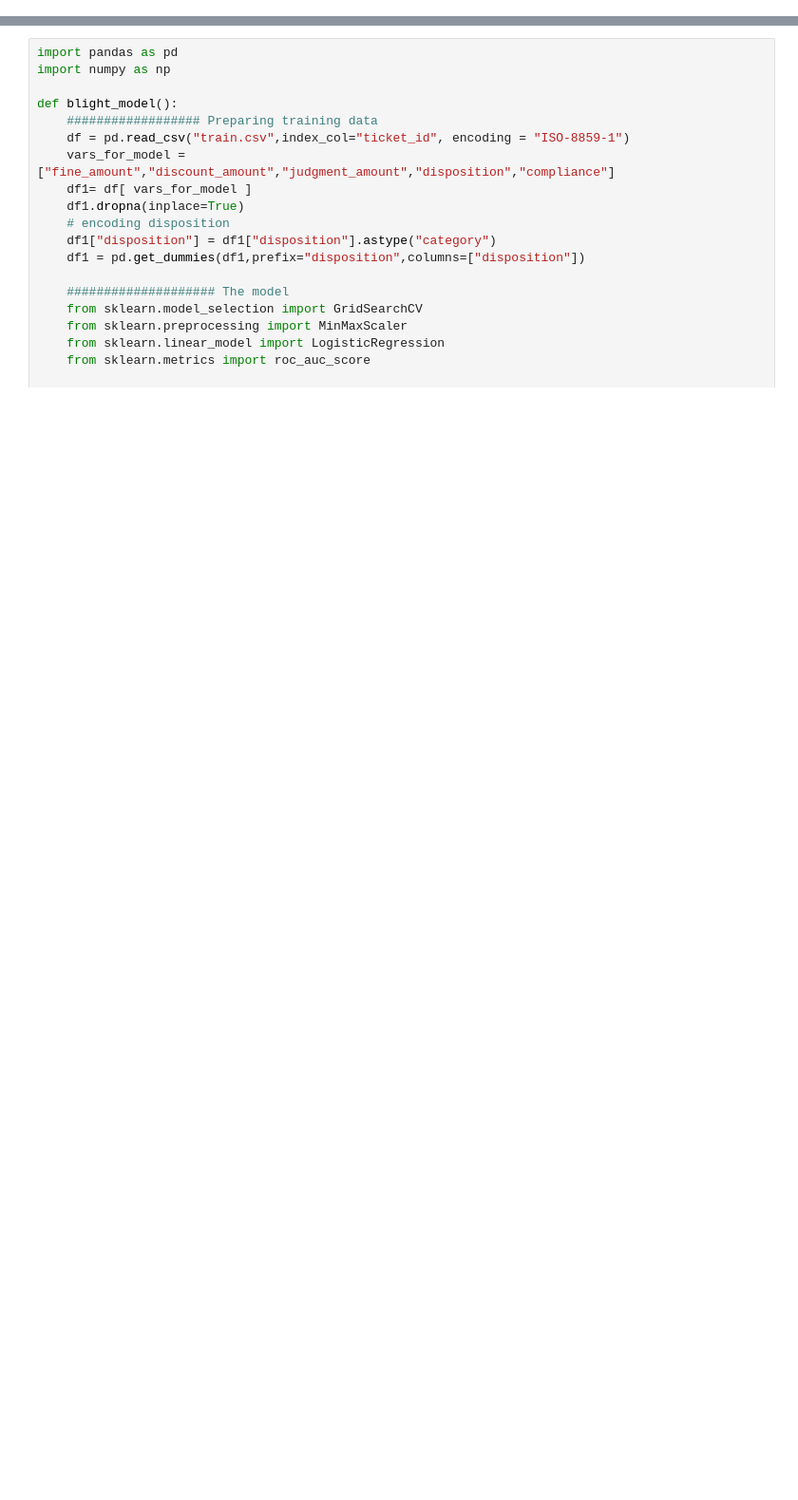
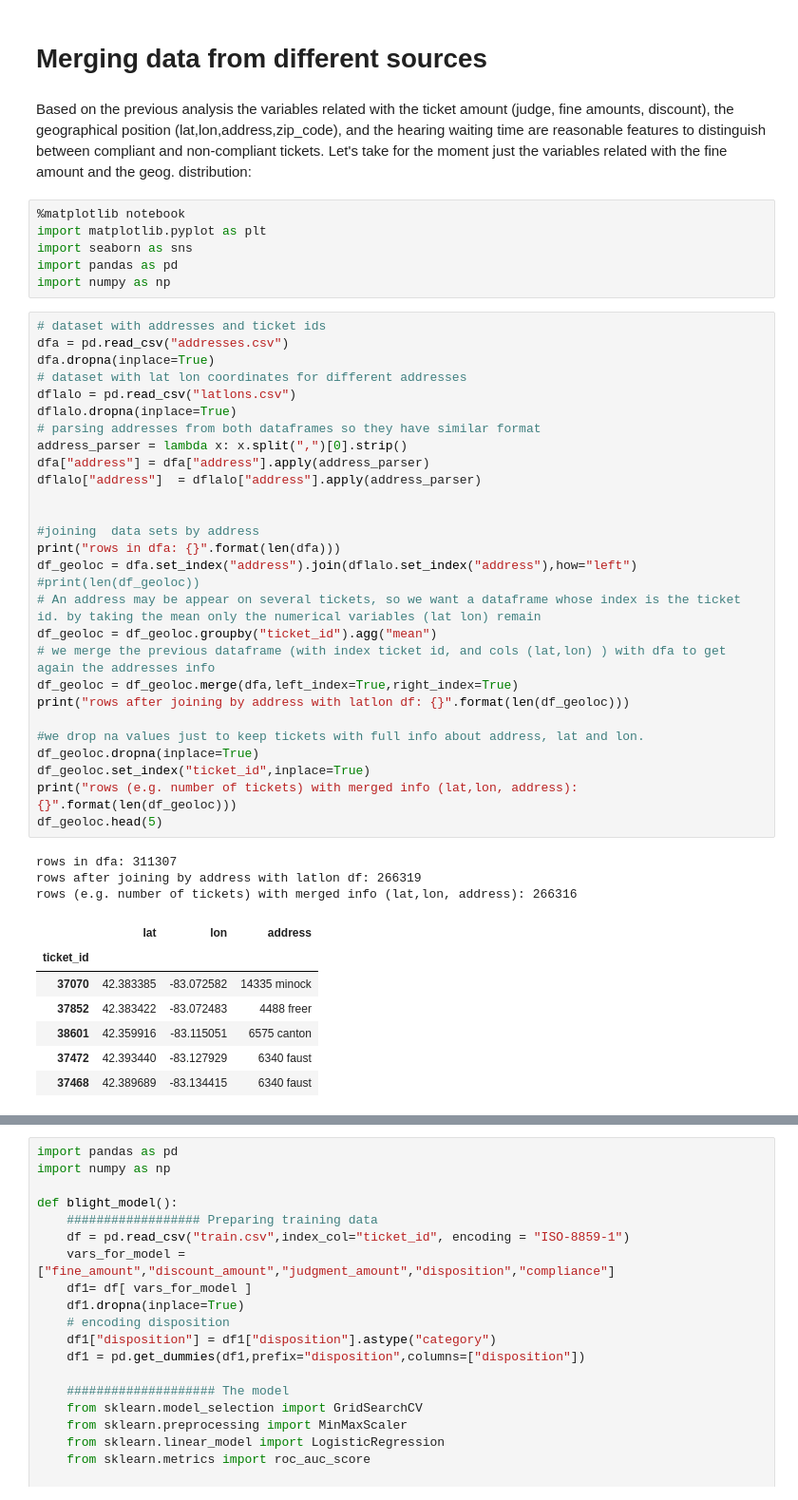
Before and after one commit to cesarliz10/predicting_property_fines_payment, a Jupyter notebook: 2_model_development.ipynb, the cells around one changed output, grey strips where cells are left out. Shown: that part at 95% size. Saved outputs shown, nothing was run; the diff lists cells and outputs as text; blank space fills up the shorter version.

```diff
--- a/2_model_development.ipynb
+++ b/2_model_development.ipynb
@@ -114,0 +1,50 @@ Example:
+# %% [markdown]
+# Merging data from different sources
+# %% [markdown]
+Based on the previous analysis the variables related with the ticket amount (judge, fine amounts, discount),
+the geographical position (lat,lon,address,zip_code), and the hearing waiting time are reasonable features to distinguish between compliant and non-compliant tickets. Let's take for the moment just the variables related with the fine amount and the geog. distribution:
+# %%
+%matplotlib notebook
+import matplotlib.pyplot as plt
+import seaborn as sns
+import pandas as pd
+import numpy as np
+# %%
+# dataset with addresses and ticket ids
+dfa = pd.read_csv("addresses.csv")
+dfa.dropna(inplace=True)
+# dataset with lat lon coordinates for different addresses
+dflalo = pd.read_csv("latlons.csv")
+dflalo.dropna(inplace=True)
+# parsing addresses from both dataframes so they have similar format
+address_parser = lambda x: x.split(",")[0].strip()
+dfa["address"] = dfa["address"].apply(address_parser)
+dflalo["address"]  = dflalo["address"].apply(address_parser)
+
+
+#joining  data sets by address
+print("rows in dfa: {}".format(len(dfa)))
+df_geoloc = dfa.set_index("address").join(dflalo.set_index("address"),how="left")
+#print(len(df_geoloc))
+# An address may be appear on several tickets, so we want a dataframe whose index is the ticket id. by taking the mean only the numerical variables (lat lon) remain
+df_geoloc = df_geoloc.groupby("ticket_id").agg("mean")
+# we merge the previous dataframe (with index ticket id, and cols (lat,lon) ) with dfa to get again the addresses info
+df_geoloc = df_geoloc.merge(dfa,left_index=True,right_index=True)
+print("rows after joining by address with latlon df: {}".format(len(df_geoloc)))
+
+#we drop na values just to keep tickets with full info about address, lat and lon.
+df_geoloc.dropna(inplace=True)
+df_geoloc.set_index("ticket_id",inplace=True)
+print("rows (e.g. number of tickets) with merged info (lat,lon, address): {}".format(len(df_geoloc)))
+df_geoloc.head(5)
+# %% [output]
+rows in dfa: 311307
+rows after joining by address with latlon df: 266319
+rows (e.g. number of tickets) with merged info (lat,lon, address): 266316
+|  | lat | lon | address |
+| ticket_id |  |  |  |
+| 37070 | 42.383385 | -83.072582 | 14335 minock |
+| 37852 | 42.383422 | -83.072483 | 4488 freer |
+| 38601 | 42.359916 | -83.115051 | 6575 canton |
+| 37472 | 42.393440 | -83.127929 | 6340 faust |
+| 37468 | 42.389689 | -83.134415 | 6340 faust |
```
Also changed, not shown: parts of 29 cells of this notebook, 1 other file.
